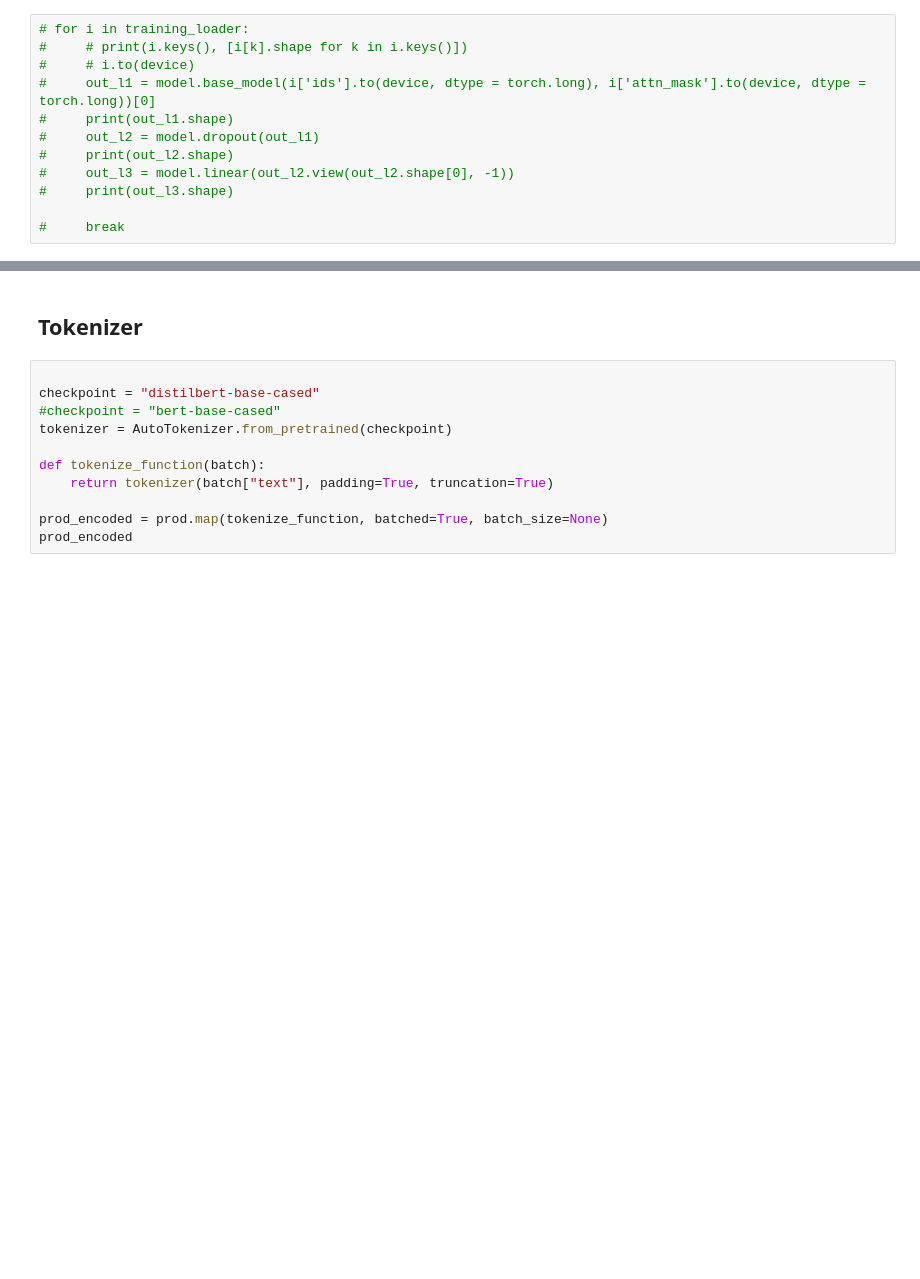
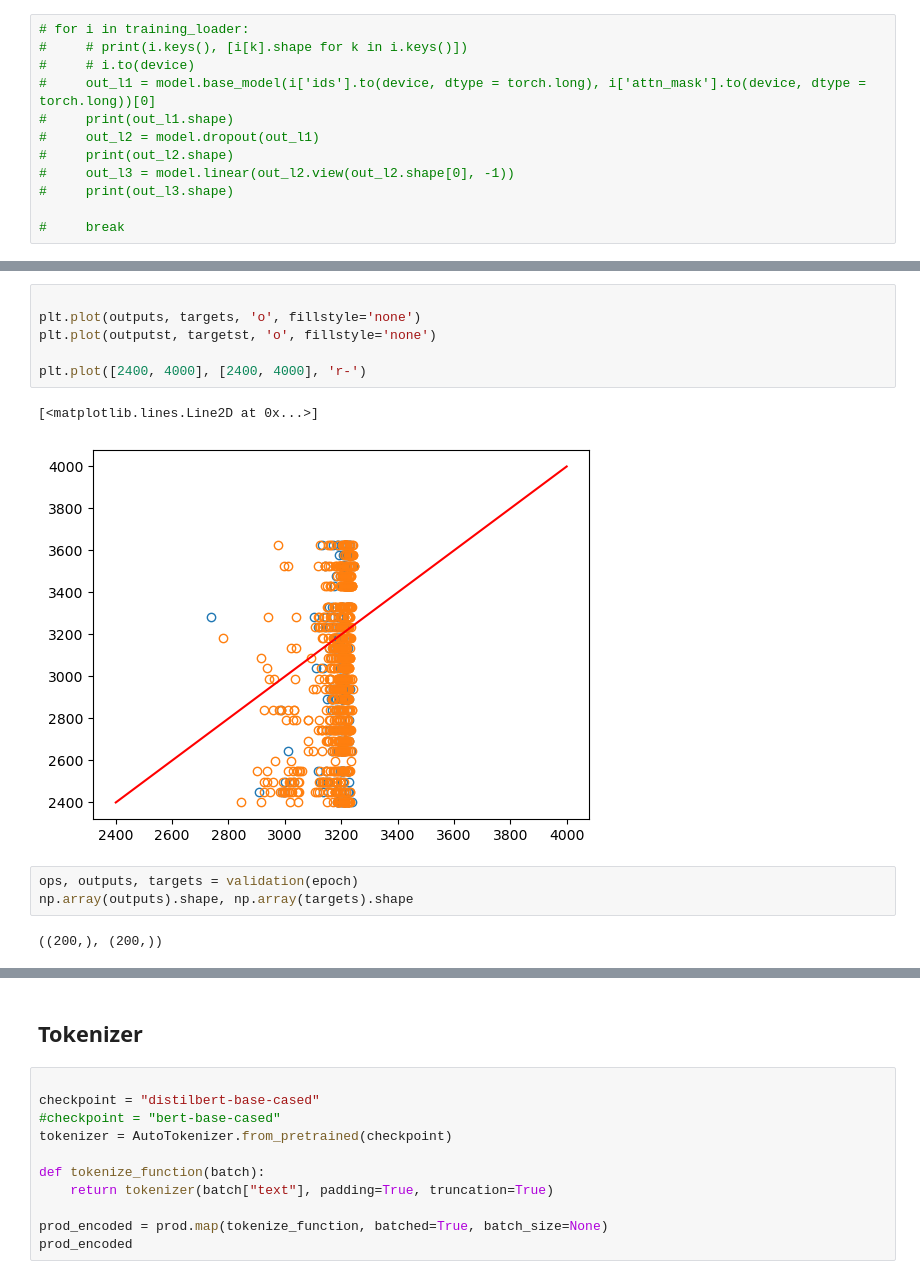
Before and after one commit to EIB-Restaurant/burnt_labels, a Jupyter notebook: llm/test_regression.ipynb, the cells around one changed output, grey strips where cells are left out. Cells and saved outputs as stored; diff of their text form; blank space fills up the shorter version.

```diff
--- a/llm/test_regression.ipynb
+++ b/llm/test_regression.ipynb
@@ -305,0 +404,14 @@ KeyboardInterrupt:
+# %%
+
+plt.plot(outputs, targets, 'o', fillstyle='none')
+plt.plot(outputst, targetst, 'o', fillstyle='none')
+
+plt.plot([2400, 4000], [2400, 4000], 'r-')
+# %% [output]
+[<matplotlib.lines.Line2D at 0x...>]
+[figure, added]
+# %%
+ops, outputs, targets = validation(epoch)
+np.array(outputs).shape, np.array(targets).shape
+# %% [output]
+((200,), (200,))
```
Also changed, not shown: parts of 23 cells of this notebook, 4 other files.
